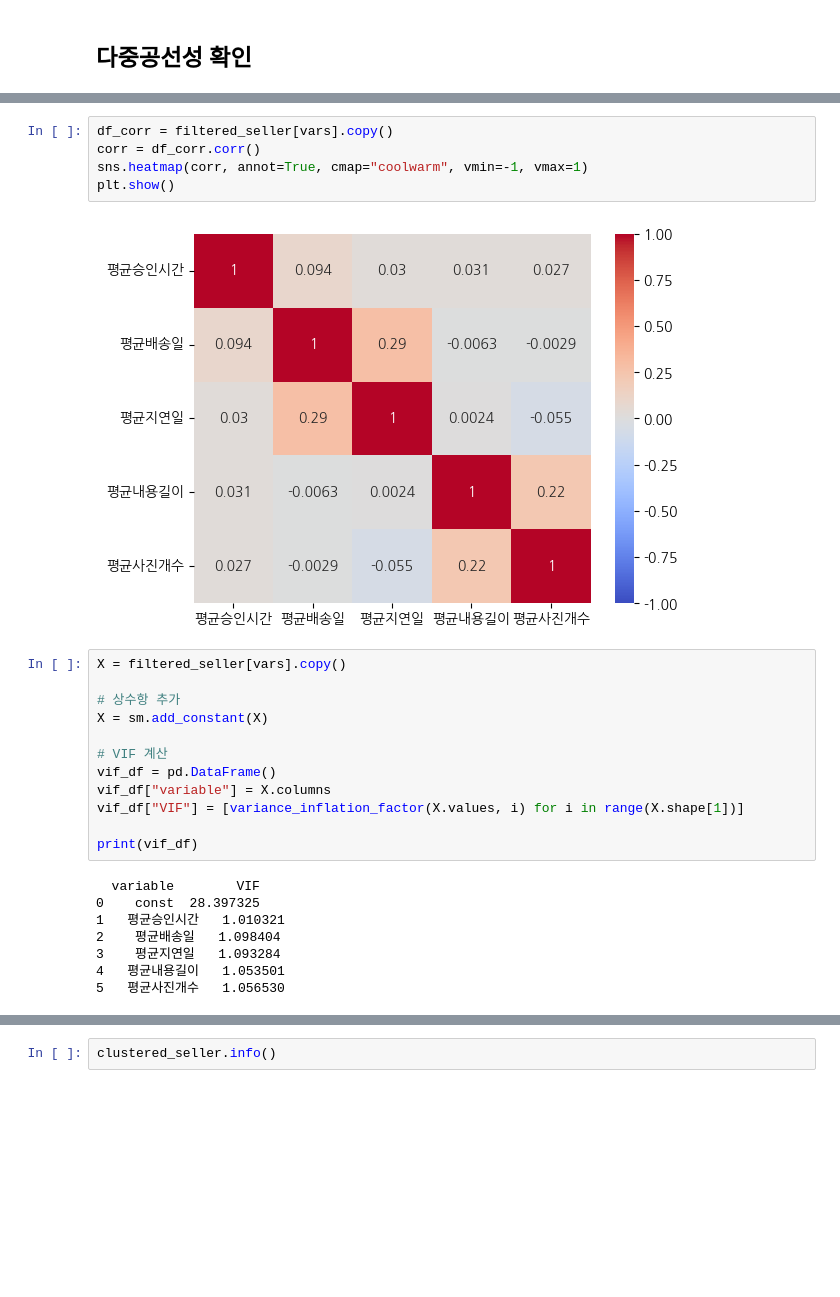
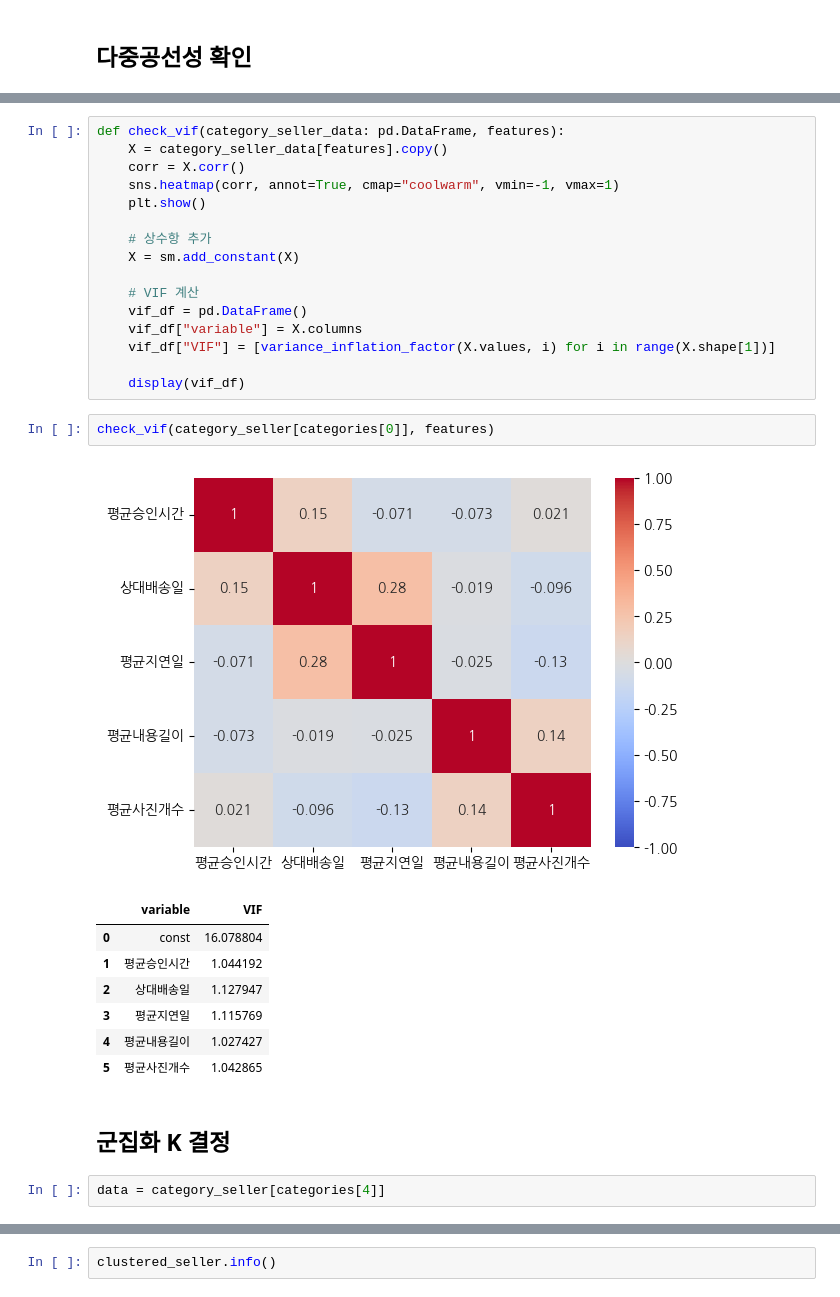
Before and after one commit to Olist-Data-Analysis/Project2, a Jupyter notebook: notebooks/seller_clustering.ipynb, the cells around one changed output, grey strips where cells are left out. Drawn from its saved outputs; the diff is of its cells as text; blank space fills up the shorter version.

```diff
--- a/notebooks/seller_clustering.ipynb
+++ b/notebooks/seller_clustering.ipynb
@@ -253,27 +290,31 @@ plt.show()
 # %%
-df_corr = filtered_seller[vars].copy()
-corr = df_corr.corr()
-sns.heatmap(corr, annot=True, cmap="coolwarm", vmin=-1, vmax=1)
-plt.show()
+def check_vif(category_seller_data: pd.DataFrame, features):
+    X = category_seller_data[features].copy()
+    corr = X.corr()
+    sns.heatmap(corr, annot=True, cmap="coolwarm", vmin=-1, vmax=1)
+    plt.show()
+
+    # 상수항 추가
+    X = sm.add_constant(X)
+
+    # VIF 계산
+    vif_df = pd.DataFrame()
+    vif_df["variable"] = X.columns
+    vif_df["VIF"] = [variance_inflation_factor(X.values, i) for i in range(X.shape[1])]
+
+    display(vif_df)
-# %% [output]
-[figure, removed]
 # %%
-X = filtered_seller[vars].copy()
-
-# 상수항 추가
-X = sm.add_constant(X)
-
-# VIF 계산
-vif_df = pd.DataFrame()
-vif_df["variable"] = X.columns
-vif_df["VIF"] = [variance_inflation_factor(X.values, i) for i in range(X.shape[1])]
-
-print(vif_df)
+check_vif(category_seller[categories[0]], features)
 # %% [output]
-  variable        VIF
-0    const  28.397325
-1   평균승인시간   1.010321
-2    평균배송일   1.098404
-3    평균지연일   1.093284
-4   평균내용길이   1.053501
-5   평균사진개수   1.056530
+[figure, added]
+|  | variable | VIF |
+| 0 | const | 16.078804 |
+| 1 | 평균승인시간 | 1.044192 |
+| 2 | 상대배송일 | 1.127947 |
+| 3 | 평균지연일 | 1.115769 |
+| 4 | 평균내용길이 | 1.027427 |
+| 5 | 평균사진개수 | 1.042865 |
+# %% [markdown]
+## 군집화 K 결정
+# %%
+data = category_seller[categories[4]]
```
Also changed, not shown: parts of 36 cells of this notebook.
